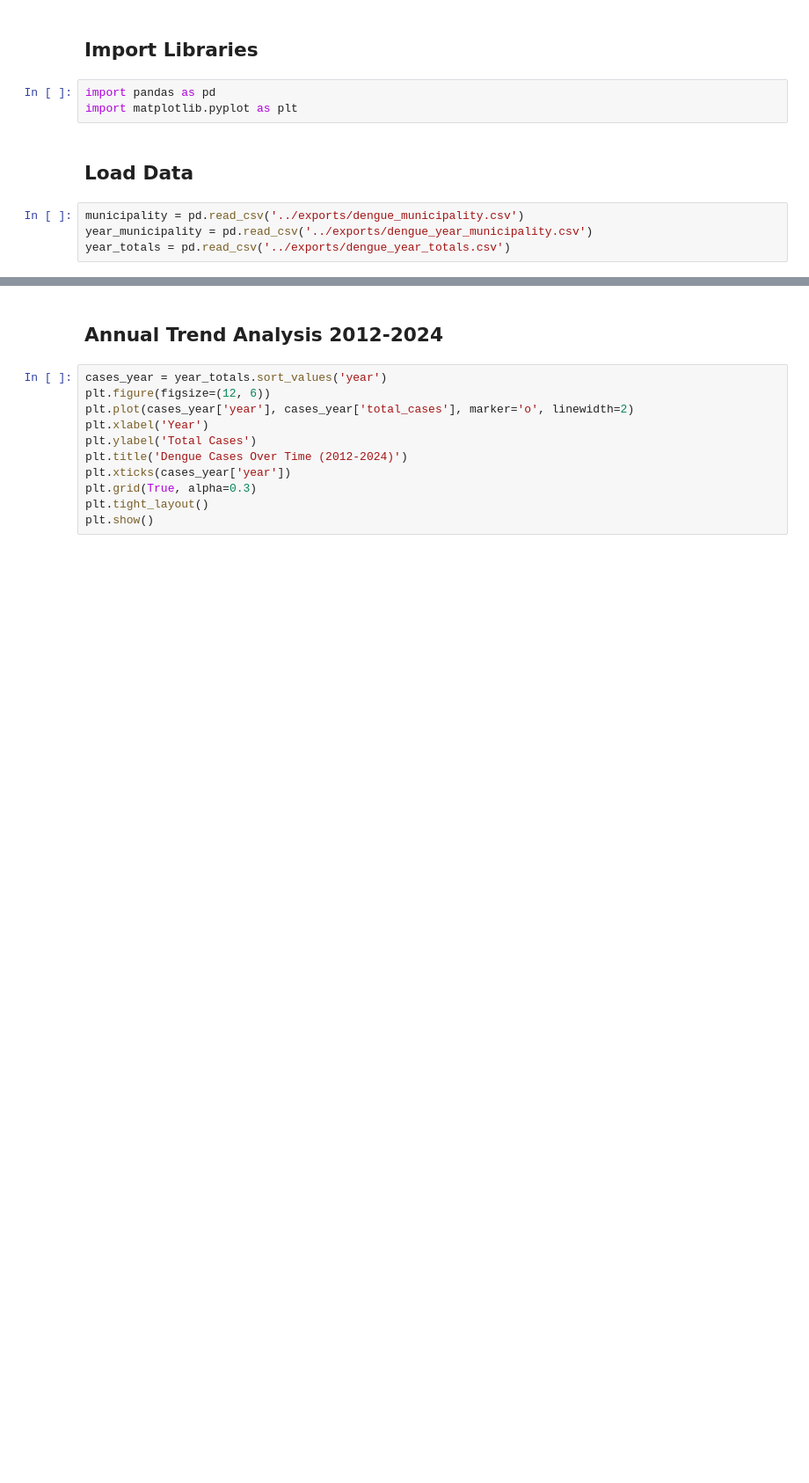
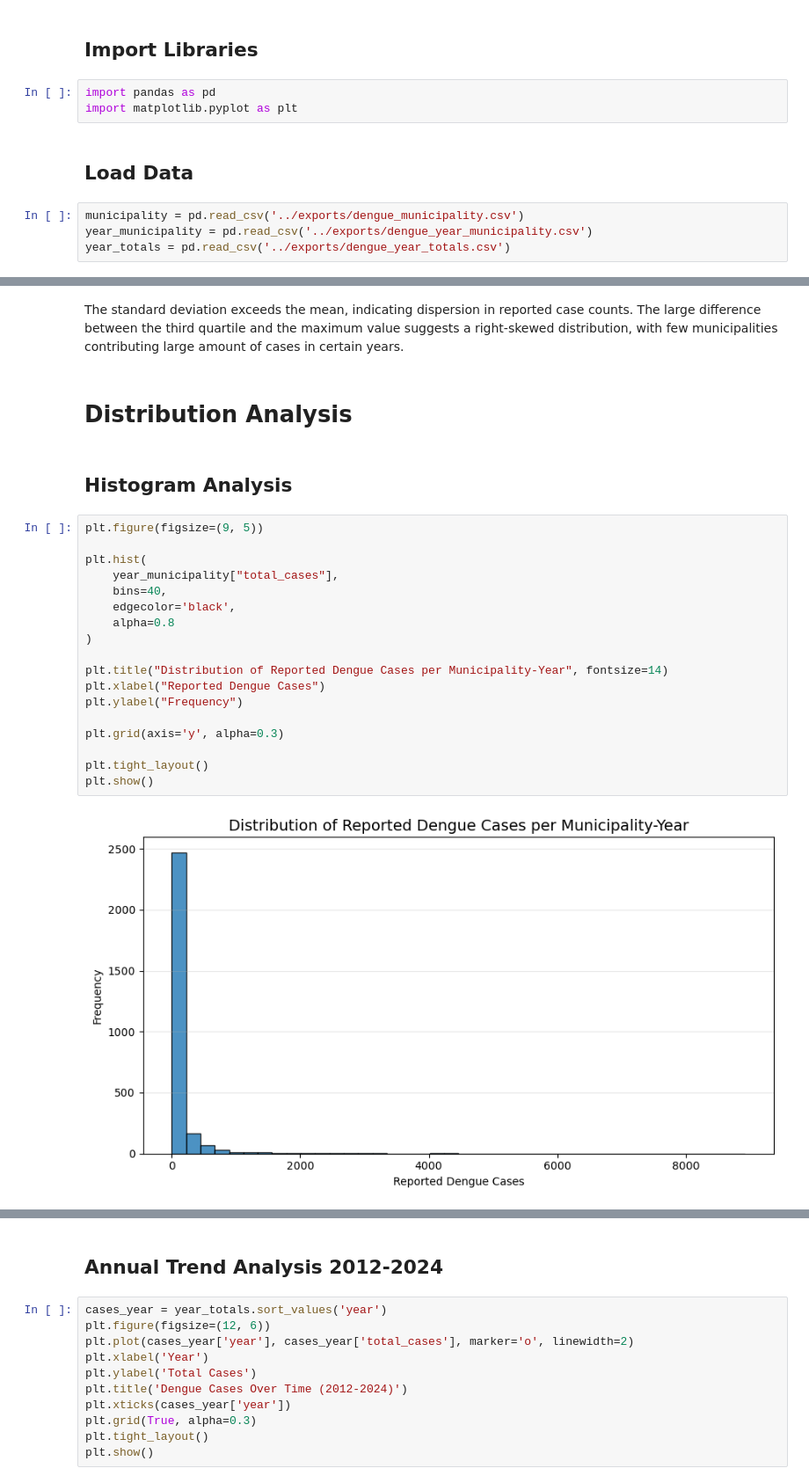
Before and after one commit to medranow/data-analyst-portfolio, a Jupyter notebook: 1_sql_salud_enfermedad/notebook/01_dengue_temporal_analysis.ipynb, the cells around one changed output, grey strips where cells are left out. Shown at 88% size. Saved outputs shown, nothing was run; the diff lists cells and outputs as text; blank space fills up the shorter version.

```diff
--- a/1_sql_salud_enfermedad/notebook/01_dengue_temporal_analysis.ipynb
+++ b/1_sql_salud_enfermedad/notebook/01_dengue_temporal_analysis.ipynb
@@ -54,0 +172,26 @@ The data inspection describes that there are 325 municipalities in Guatemala. Th
+# %% [markdown]
+The standard deviation exceeds the mean, indicating dispersion in reported case counts. The large difference between the third quartile and the maximum value suggests a right-skewed distribution, with few municipalities contributing large amount of cases in certain years.
+# %% [markdown]
+# Distribution Analysis
+# %% [markdown]
+## Histogram Analysis
+# %%
+plt.figure(figsize=(9, 5))
+
+plt.hist(
+    year_municipality["total_cases"],
+    bins=40,
+    edgecolor='black',
+    alpha=0.8
+)
+
+plt.title("Distribution of Reported Dengue Cases per Municipality-Year", fontsize=14)
+plt.xlabel("Reported Dengue Cases")
+plt.ylabel("Frequency")
+
+plt.grid(axis='y', alpha=0.3)
+
+plt.tight_layout()
+plt.show()
+# %% [output]
+[figure, added]
```
Also changed, not shown: parts of 56 cells of this notebook, 1 other file.
